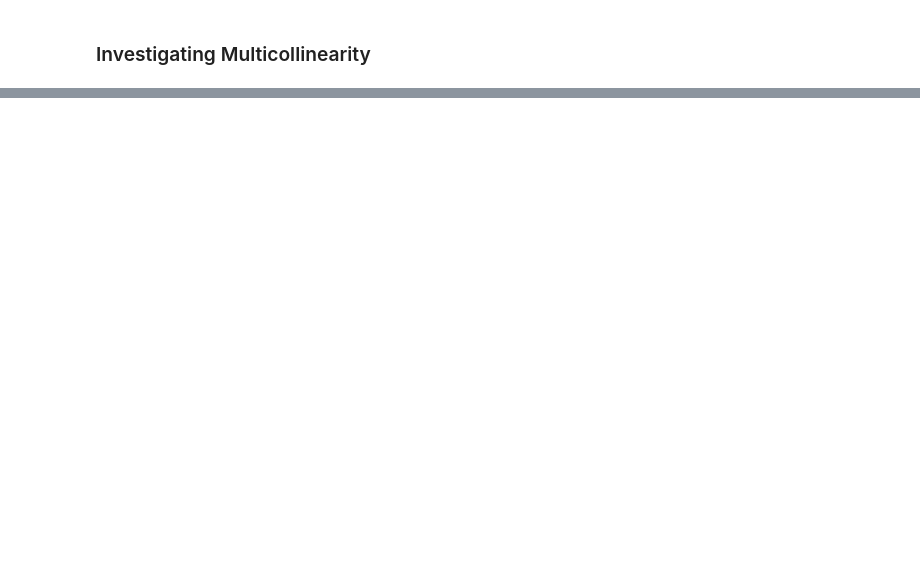
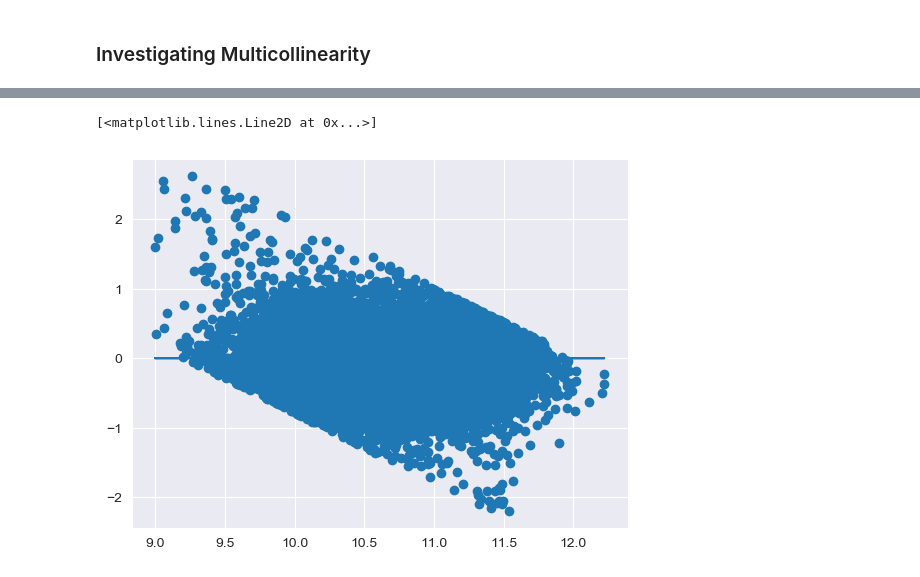
Before and after one commit to KennyMiyasato/developer_salary_predictor, a Jupyter notebook: kenny/scratch_work.ipynb, the cells around one changed output, grey strips where cells are left out. Cells and saved outputs as stored; diff of their text form; code cells hidden in the pictures; blank space fills up the shorter version.

```diff
--- a/kenny/scratch_work.ipynb
+++ b/kenny/scratch_work.ipynb
@@ -360,0 +257,17 @@ model.summary()
+# %%
+# Remove extreme outliers
+list_first_quartile = []
+for i in range(0,20):
+    q = i/100
+    list_first_quartile.append(df.ConvertedComp.quantile(q=q))
+    print("{} percentile: {}".format(q, df.ConvertedComp.quantile(q=q)))
+print(f"1st Q: {list_first_quartile[-10]}")
+print("")
+
+# Remove extreme outliers
+list_fourth_quartile = []
+for i in range(80,100):
+    q = i/100
+    list_fourth_quartile.append(df.ConvertedComp.quantile(q=q))
+    print("{} percentile: {}".format(q, df.ConvertedComp.quantile(q=q)))
+print(f"4th Q: {list_fourth_quartile[-5]}")
@@ -360,0 +292,9 @@ model.summary()
+# %%
+# Removing Extreme Outliers
+orig_tot = len(df)
+fourth_quartile = df[df['ConvertedComp'] > list_fourth_quartile[-5]].index
+df.drop(fourth_quartile, inplace=True)
+# first_quartile = df[df['ConvertedComp'] < list_first_quartile[-1]].index
+# df.drop(first_quartile, inplace=True)
+print(f'Percent removed: {(orig_tot -len(df))/orig_tot}')
+print(f'Rows removed: {(orig_tot -len(df))}')
@@ -360,0 +309,6 @@ model.summary()
+# %%
+# Refit model with subset features
+predictors = '+'.join(x_keep)
+formula = outcome + "~" + predictors
+model = ols(formula=formula, data=train).fit()
+model.summary()
@@ -364,4 +378,7 @@ fig = sm.graphics.qqplot(model.resid, dist=stats.norm, line='45', fit=True)
 # %%
 #Check the Homoscedasticity Assumption
-plt.scatter(model.predict(train[x_cols]), model.resid)
-plt.plot(model.predict(train[x_cols]), [0 for i in range(len(train))])
+plt.scatter(model.predict(train[x_keep]), model.resid)
+plt.plot(model.predict(train[x_keep]), [0 for i in range(len(train))])
+# %% [output]
+[<matplotlib.lines.Line2D at 0x...>]
+[figure, added]
```
Also changed, not shown: parts of 73 cells of this notebook, 6 other files.
